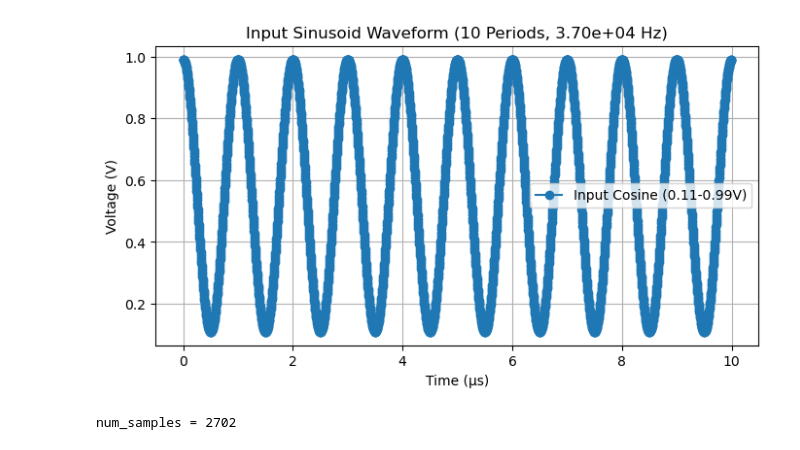
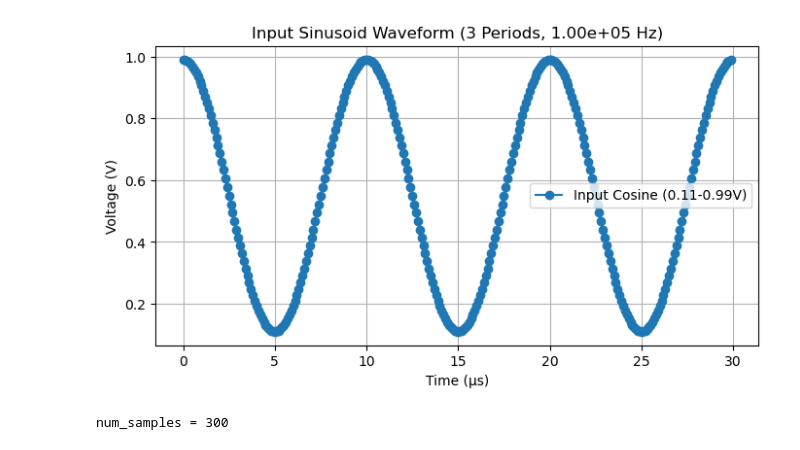
Before and after one commit to psud-usc/SAR_ADC, a Jupyter notebook: SAR_Model.ipynb, the cells around one changed output. Drawn from its saved outputs; the diff is of its cells as text; code cells hidden in the pictures.

Commit message:
SAR Model w/ Non-Idealities
Fixed Time-Base for Vin Plot in Cell 1

```diff
--- a/SAR_Model.ipynb
+++ b/SAR_Model.ipynb
@@ -7,38 +7,38 @@ import matplotlib.pyplot as plt
 # ADC Parameters
 Vdd = 1.1             # Supply voltage (V)
 Vref = Vdd            # Reference voltage for DAC
 fs = 10e6             # Sampling frequency of T/H Circuit (10 MS/s)
 ts = 1/fs             # Sampling period = 100ns
 nbits = 12            # ADC resolution (bits)
 
 # Input Sinusoid Parameters
-f_in = 3.7e4            # Input cosine frequency
-num_periods = 10       # Simulation Length in terms of Sinusoidal Periods
+f_in = 1e5           # Input cosine frequency
+num_periods = 3       # Simulation Length in terms of Sinusoidal Periods
 num_samples = int((fs/f_in) * num_periods)    # Number of Samples per Period
 t_total = num_samples * ts  # Total simulation time
 
 # Generate time vector for the sampled input signal
 t_samples = np.linspace(0, t_total, num_samples, endpoint=False)
 
 # Generate input cosine waveform
 # (cosine oscillates between -1 and 1; we shift to Vdd/2 and scale to %_of_Vdd)
 # Vin = Vdd/2 * %_of_Vdd * Cosine + Vdd/2
 Vin = Vdd/2 * .8 * np.cos(2 * np.pi * f_in * t_samples) + Vdd/2
 
 
 # Plot the input waveform (sampled values)
 plt.figure(figsize=(8, 4))
-plt.plot(t_samples*f_in, Vin, 'o-', label=f"Input Cosine ({min(Vin):.2f}-{max(Vin):.2f}V)")
+plt.plot(t_samples*1e6, Vin, 'o-', label=f"Input Cosine ({min(Vin):.2f}-{max(Vin):.2f}V)")
 plt.xlabel('Time (µs)')
 plt.ylabel('Voltage (V)')
 plt.title(f"Input Sinusoid Waveform ({num_periods} Periods, {f_in:.2e} Hz)")
 plt.grid(True)
 plt.legend()
 plt.show()
 print(f"num_samples = {num_samples}")
 # %% [output]
-[figure, old version]
+[figure, new version]
-num_samples = 2702
+num_samples = 300
 # %%
 
 # Cell 2: T/H Circuit with Non-Idealities
```
Also changed, not shown: parts of 2 cells of this notebook.
